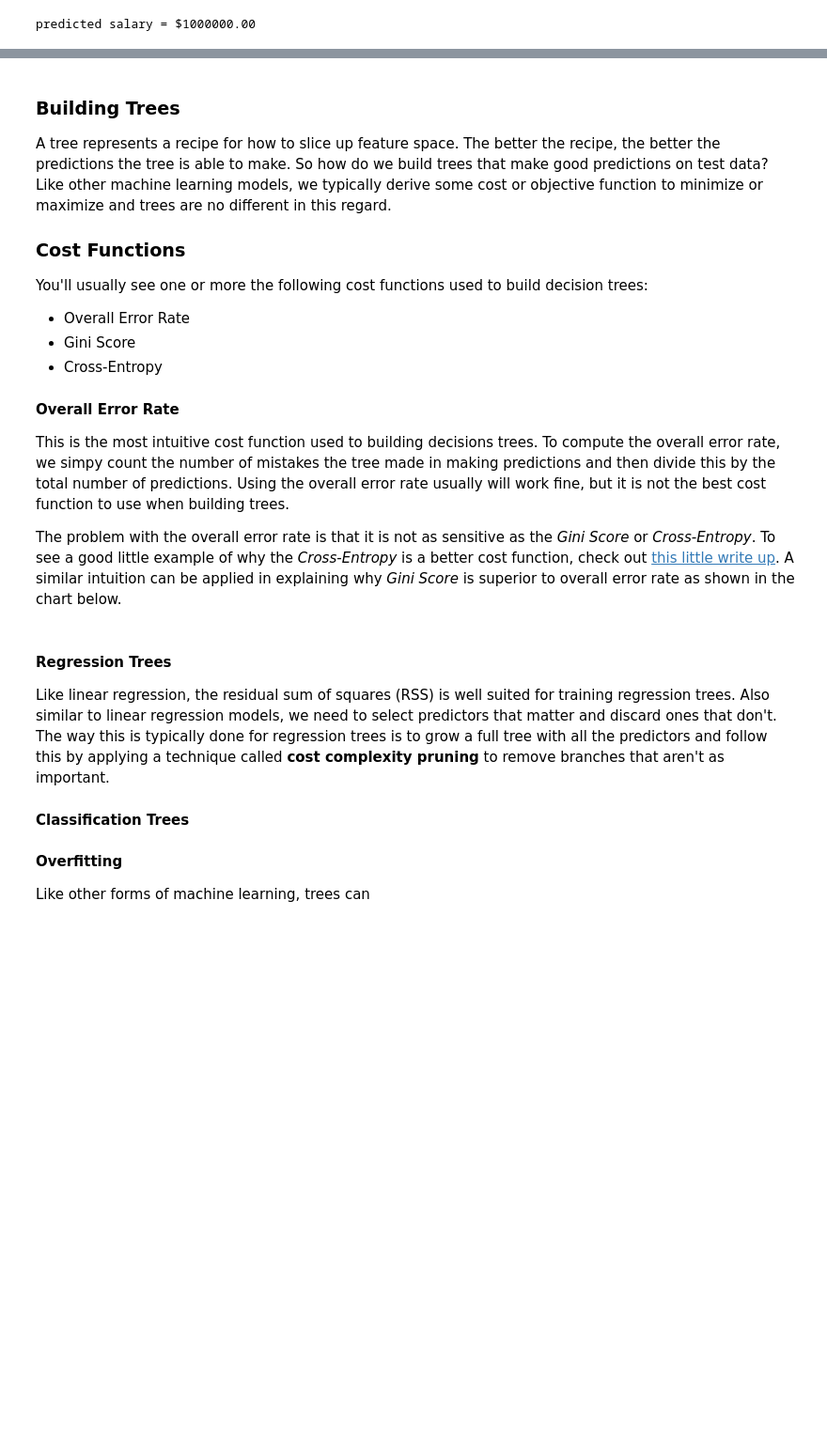
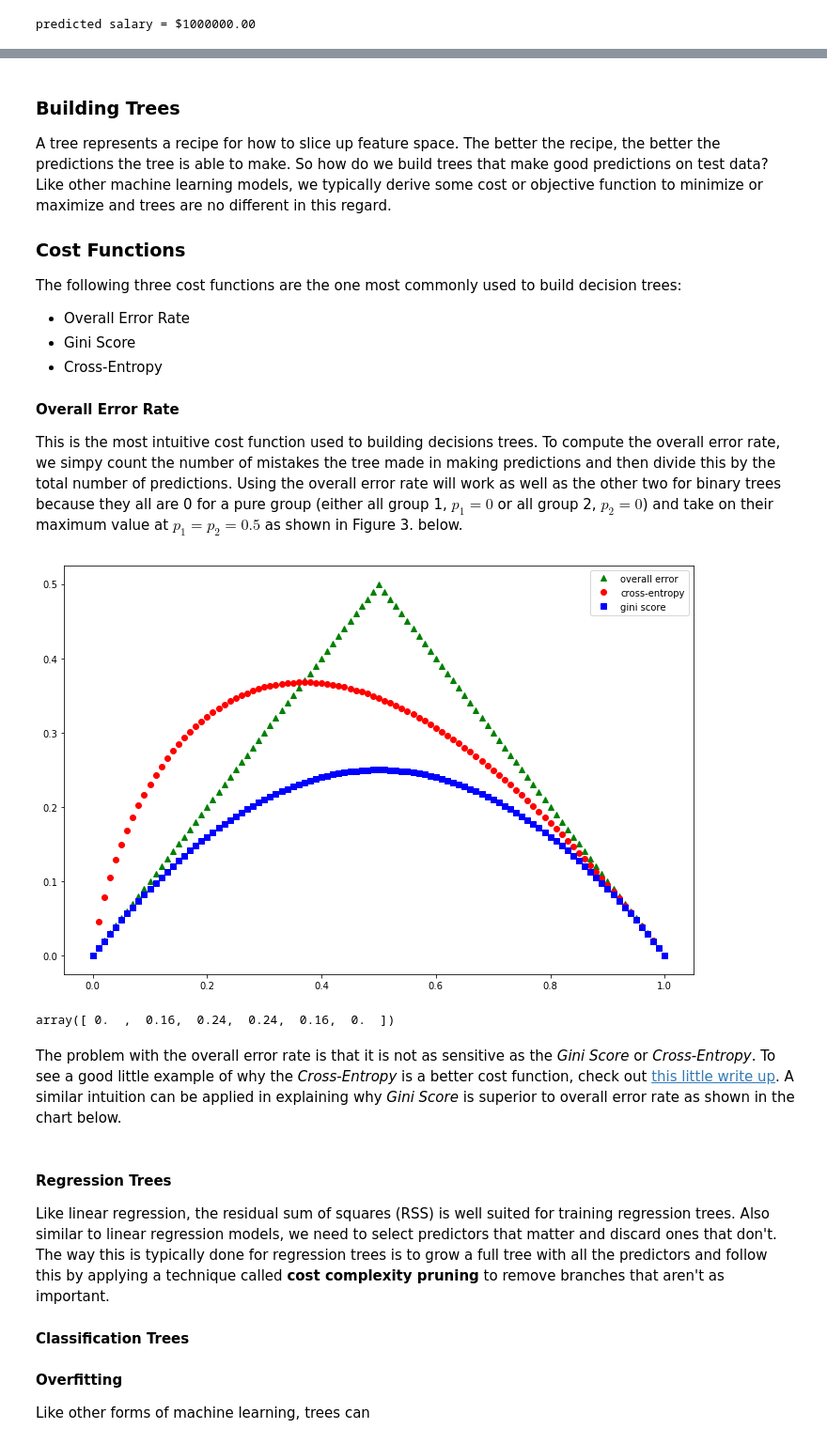
Before and after one commit to focods/WonderfulML, a Jupyter notebook: docs/notebooks/session05_py.ipynb, the cells around one changed output, grey strips where cells are left out. Shown at 94% size. Cells and saved outputs as stored; diff of their text form; code cells hidden in the pictures; blank space fills up the shorter version.

Commit message:
add plots of the 3 typically used cost functions for trees

```diff
--- a/docs/notebooks/session05_py.ipynb
+++ b/docs/notebooks/session05_py.ipynb
@@ -72,7 +79,7 @@ A tree represents a recipe for how to slice up feature space.  The better the re
 
 ### Cost Functions
 
-You'll usually see one or more the following cost functions used to build decision trees:
+The following three cost functions are the one most commonly used to build decision trees:
 
 + Overall Error Rate
 + Gini Score
@@ -80,6 +87,4 @@ You'll usually see one or more the following cost functions used to build decisi
 
 #### Overall Error Rate
 
-This is the most intuitive cost function used to building decisions trees.  To compute the overall error rate, we simpy count the number of mistakes the tree made in making predictions and then divide this by the total number of predictions.  Using the overall error rate usually will work fine, but it is not the best cost function to use when building trees.
-
-The problem with the overall error rate is that it is not as sensitive as the *Gini Score* or *Cross-Entropy*.  To see a good little example of why the *Cross-Entropy* is a better cost function, check out [this little write up](http://rpubs.com/mszczepaniak/classificationgoodness).  A similar intuition can be applied in explaining why *Gini Score* is superior to overall error rate as shown in the chart below.
+This is the most intuitive cost function used to building decisions trees.  To compute the overall error rate, we simpy count the number of mistakes the tree made in making predictions and then divide this by the total number of predictions.  Using the overall error rate will work as well as the other two for binary trees because they all are 0 for a pure group (either all group 1, $p_1 = 0$ or all group 2, $p_2 = 0$) and take on their maximum value at $p_1 = p_2 = 0.5$ as shown in Figure 3. below.
@@ -96,3 +91,53 @@ def giniScore(prob):
+# %%
+import math
+import numpy as np
+import matplotlib.pyplot as plt
+
+# Returns the binary error rate
+# prob - probability of one of binary classes
+def overallError(prob):
+    error = prob
+    if(prob > 0.5):
+        error = 1 - prob
+
+    return error
+
+# Returns the binary cross-entropy cost
+# prob - probability of one of binary classes
+def crossEntropy(prob):
+    ce = 0.
+    if prob > 0:
+        ce = - prob * math.log(prob)
+
+    return ce
+
+# Returns the binary gini score
+# prob - probability of one of binary classes
+def giniScore(prob):
+    return prob * (1. - prob)
+
+# vectorize the cost functions
+overallError = np.vectorize(overallError)
+crossEntropy = np.vectorize(crossEntropy)
+giniScore = np.vectorize(giniScore)
+
+probs = np.linspace(0, 1.0, 101)
+# Plot 3 cost functions
+import matplotlib as mp, matplotlib.pyplot as plt
+%matplotlib inline
+plt.figure(figsize=(12, 8))
+plt.plot(probs, overallError(probs), 'g^', label='overall error')
+plt.plot(probs, crossEntropy(probs), 'ro', label='cross-entropy')
+plt.plot(probs, giniScore(probs), 'bs', label='gini score')
+plt.legend(loc='upper right')
+plt.show()
+
+giniScore(np.array([0, 0.2, 0.4, 0.6, 0.8, 1.0]))
+# %% [output]
+[figure, added]
+array([ 0.  ,  0.16,  0.24,  0.24,  0.16,  0.  ])
+# %% [markdown]
+The problem with the overall error rate is that it is not as sensitive as the *Gini Score* or *Cross-Entropy*.  To see a good little example of why the *Cross-Entropy* is a better cost function, check out [this little write up](http://rpubs.com/mszczepaniak/classificationgoodness).  A similar intuition can be applied in explaining why *Gini Score* is superior to overall error rate as shown in the chart below.
 # %% [markdown]
 #### Regression Trees
 
```
Also changed, not shown: parts of 6 cells of this notebook.
